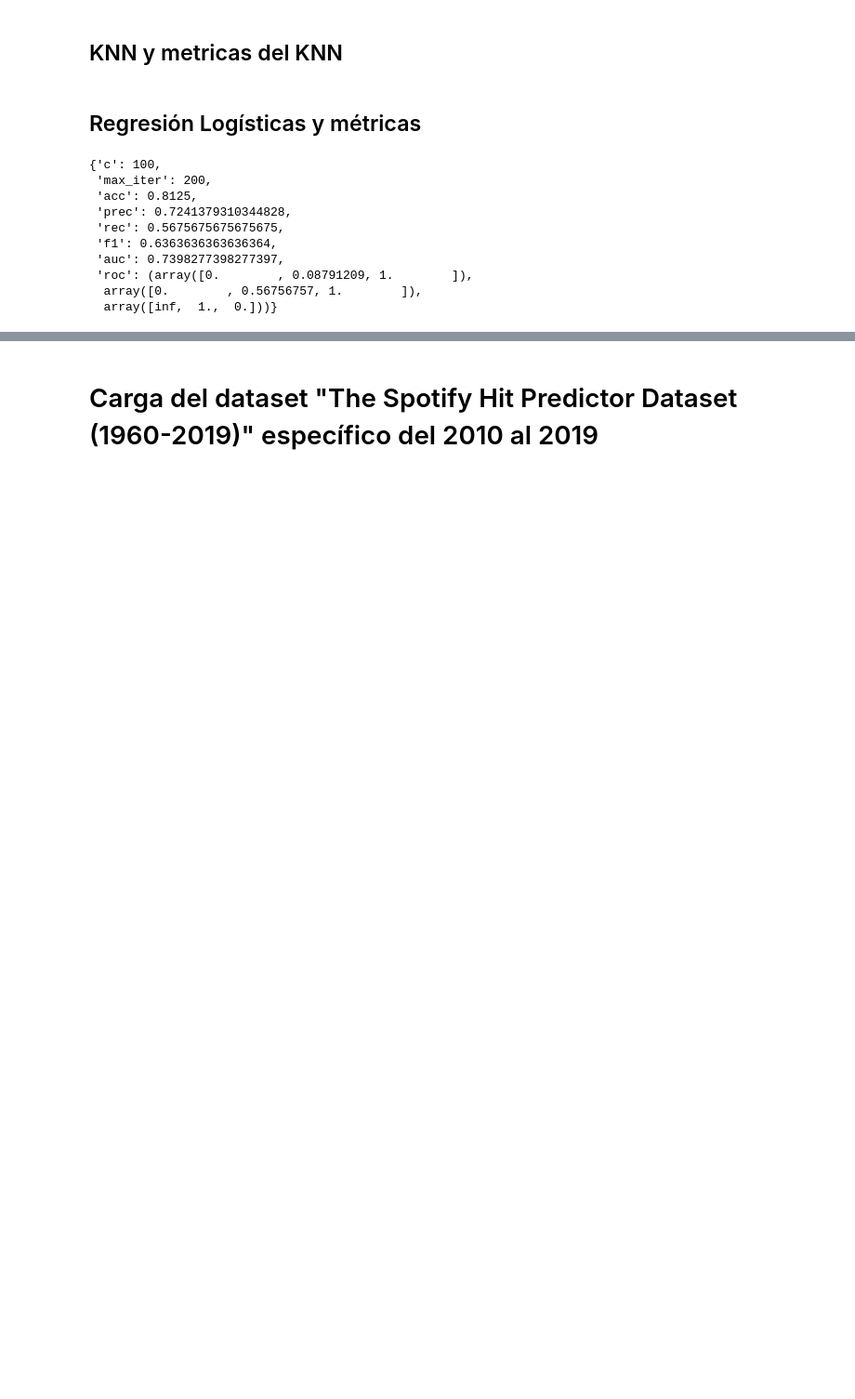
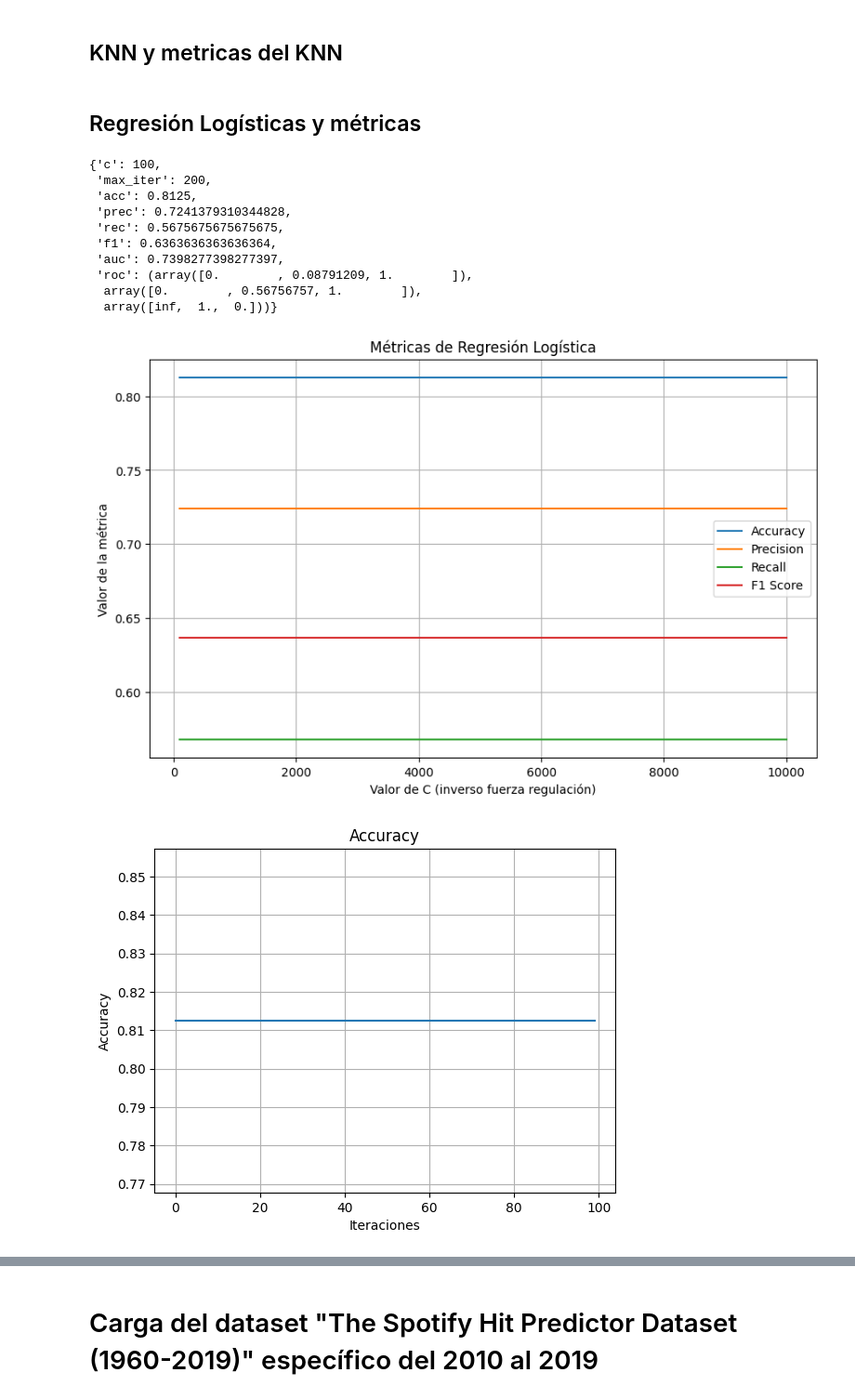
Before and after one commit to RavenInDisguise/ProyectoI_IA, a Jupyter notebook: proyecto_1.ipynb, the cells around one changed output, grey strips where cells are left out. Shown at 93% size. Cells and saved outputs as stored; diff of their text form; code cells hidden in the pictures; blank space fills up the shorter version.

Commit message:
test: pruebas para ver hiperparámetro C

```diff
--- a/proyecto_1.ipynb
+++ b/proyecto_1.ipynb
@@ -544,3 +439,62 @@ display(lr_performance)
  'roc': (array([0.        , 0.08791209, 1.        ]),
   array([0.        , 0.56756757, 1.        ]),
   array([inf,  1.,  0.]))}
+# %%
+# Cambiar periódicamente el valor C para ver si afecta el desempeño
+
+log_list = []
+
+acc_list = []
+prec_list = []
+rec_list = []
+f1_list = []
+roc_list = []
+auc_list = []
+
+c_range = list(range(100,10100, 100))
+
+for c_val in c_range:
+    log_reg = LogisticRegression(C=c_val, max_iter=lr_max_iter, )
+    log_reg.fit(x_train, y_train)
+    log_pred = log_reg.predict(x_test)
+
+    log_acc = accuracy_score(y_test, log_pred)
+    log_prec = precision_score(y_test, log_pred)
+    log_rec = recall_score(y_test, log_pred)
+    log_f1 = f1_score(y_test, log_pred)
+
+    log_roc = roc_curve(y_test, log_pred)
+    log_auc = roc_auc_score(y_test, log_pred)
+
+    log_performance = {'c': c_val, 'max_iter': lr_max_iter, 'acc': log_acc, 'prec': log_prec, 'rec': log_rec, 'f1': log_f1, 'auc': log_auc, 'roc': log_roc}
+
+    log_list.append(log_performance)
+    acc_list.append(log_acc)
+    prec_list.append(log_prec)
+    rec_list.append(log_rec)
+    f1_list.append(log_f1)
+    roc_list.append(log_roc)
+    auc_list.append(log_auc)
+
+
+fig, ax = plt.subplots(figsize=(10,6))
+ax.plot(c_range, acc_list, label='Accuracy', )
+ax.plot(c_range, prec_list, label='Precision', )
+ax.plot(c_range, rec_list, label='Recall', )
+ax.plot(c_range, f1_list, label='F1 Score', )
+ax.set_title('Métricas de Regresión Logística')
+ax.set_xlabel('Valor de C (inverso fuerza regulación)')
+ax.set_ylabel('Valor de la métrica')
+plt.grid()
+plt.legend()
+plt.show()
+
+
+printAccGraph(log_list)
+printPrecGraph(log_list)
+printRecGraph(log_list)
+printF1Graph(log_list)
+printAucGraph(log_list)
+# %% [output]
+[figure, added]
+[figure, added]
```
Also changed, not shown: parts of 25 cells of this notebook.
